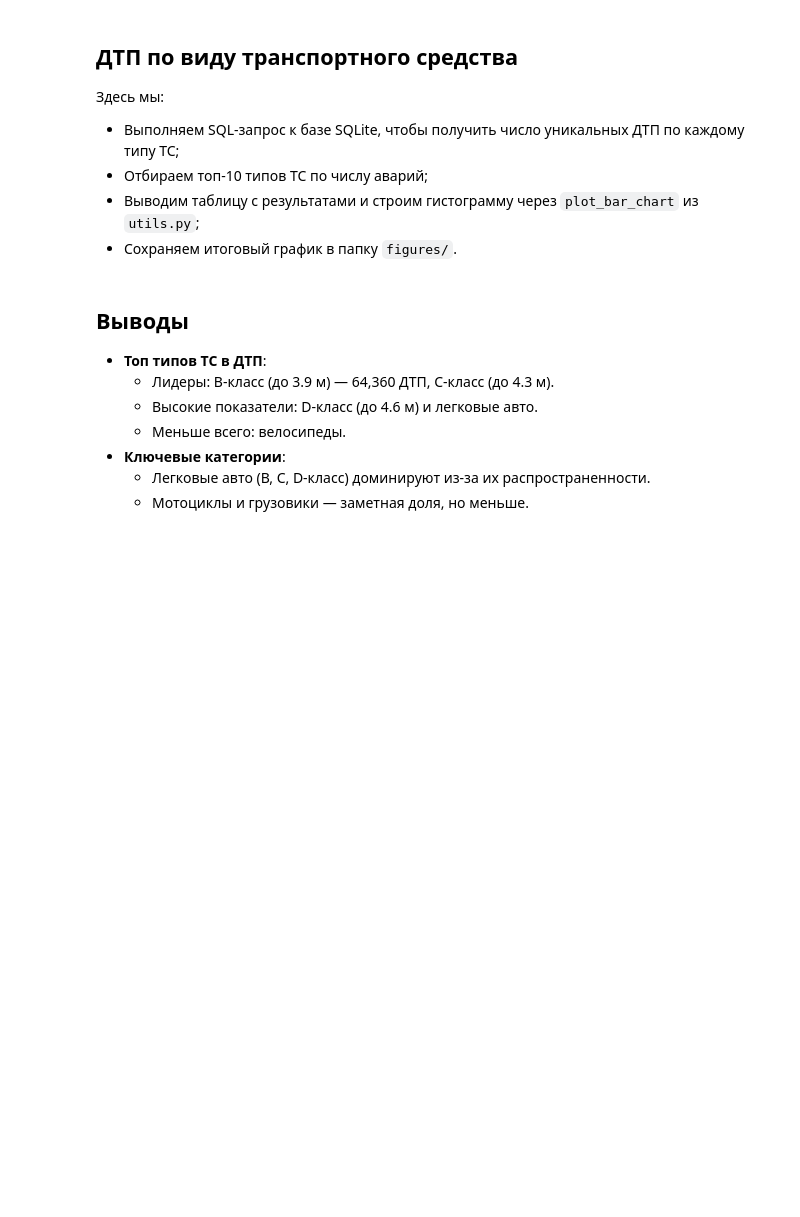
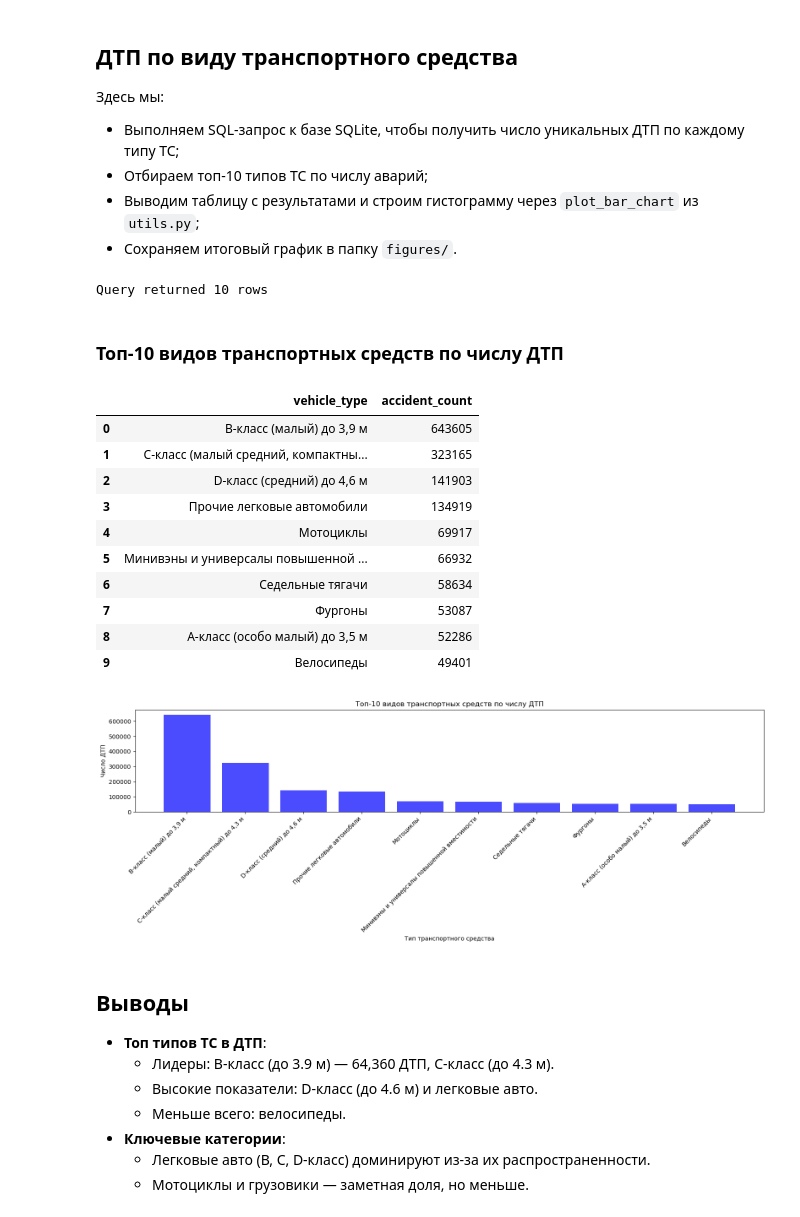
Before and after one commit to odaiseas/Road-Crash-Analysis, a Jupyter notebook: notebooks/03_exploratory_analysis_full.ipynb, the cells around one changed output. Drawn from its saved outputs; the diff is of its cells as text; code cells hidden in the pictures; blank space fills up the shorter version.

```diff
--- a/notebooks/03_exploratory_analysis_full.ipynb
+++ b/notebooks/03_exploratory_analysis_full.ipynb
@@ -1114,34 +1206,49 @@ import sys, os
 from IPython.display import display, Markdown
 from utils import run_query, plot_bar_chart, save_png
 
 # SQL-запрос: число ДТП по видам ТС
 sql = """
 SELECT
   v.category AS vehicle_type,
   COUNT(DISTINCT v.accident_id) AS accident_count
 FROM vehicles v
 GROUP BY v.category
 ORDER BY accident_count DESC
 LIMIT 10
 """
 top_vehicles = run_query(conn, sql)
 
 # Выводим таблицу топ-10
 display(Markdown("### Топ-10 видов транспортных средств по числу ДТП"))
 display(top_vehicles)
 
 # Строим диаграмму
 plot_bar_chart(
     df     = top_vehicles,
     x      = 'vehicle_type',
     y      = 'accident_count',
     title  = 'Топ-10 видов транспортных средств по числу ДТП',
     xlabel = 'Тип транспортного средства',
     ylabel = 'Число ДТП'
 )
 
 # Сохраняем результат
-save_png(plt.gcf(), os.path.join(FIG_DIR, "top10_vehicle_types.png"))
+save_png(fig, os.path.join(FIG_DIR, "top10_vehicle_types.png"))
+# %% [output]
+Query returned 10 rows
+### Топ-10 видов транспортных средств по числу ДТП
+|  | vehicle_type | accident_count |
+| 0 | В-класс (малый) до 3,9 м | 643605 |
+| 1 | С-класс (малый средний, компактны... | 323165 |
+| 2 | D-класс (средний) до 4,6 м | 141903 |
+| 3 | Прочие легковые автомобили | 134919 |
+| 4 | Мотоциклы | 69917 |
+| 5 | Минивэны и универсалы повышенной ... | 66932 |
+| 6 | Седельные тягачи | 58634 |
+| 7 | Фургоны | 53087 |
+| 8 | А-класс (особо малый) до 3,5 м | 52286 |
+| 9 | Велосипеды | 49401 |
+[figure, added]
 # %% [markdown]
 ## Выводы
 - **Топ типов ТС в ДТП**:
```
Also changed, not shown: parts of 29 cells of this notebook, 23 other files.
